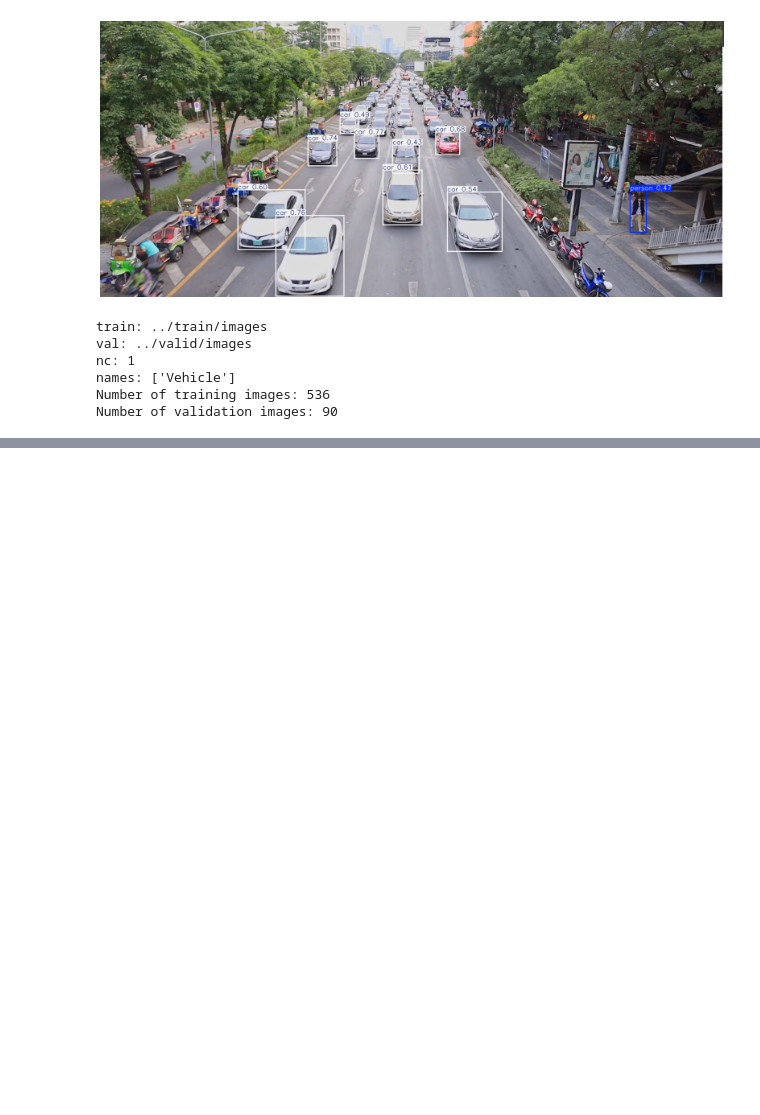
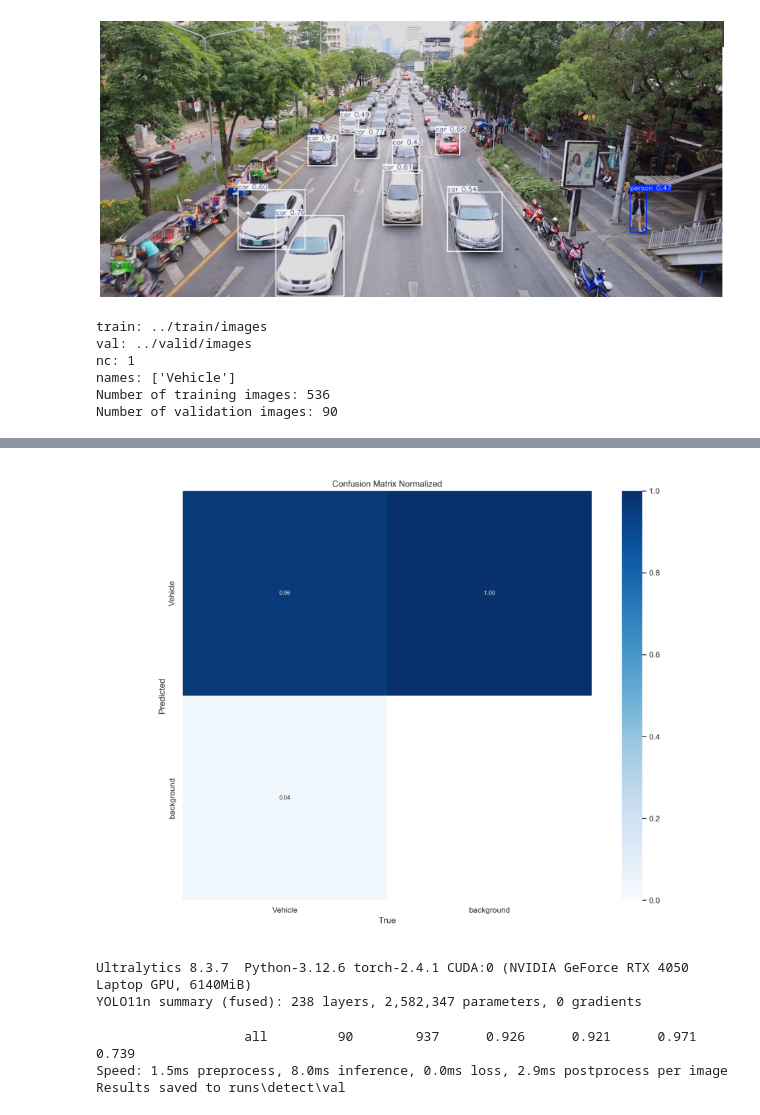
Before and after one commit to MB-Mayank/ACTM_IIITM, a Jupyter notebook: detect.ipynb, the cells around one changed output, grey strips where cells are left out. Saved outputs shown, nothing was run; the diff lists cells and outputs as text; code cells hidden in the pictures; blank space fills up the shorter version.

Commit message:
Model Trained

```diff
--- a/detect.ipynb
+++ b/detect.ipynb
@@ -94,0 +115,15 @@ KeyboardInterrupt:
+# %%
+confusion_matrix_path = os.path.join('runs/detect/train', 'confusion_matrix_normalized.png')
+cm_img = cv2.cvtColor(cv2.imread(confusion_matrix_path), cv2.COLOR_BGR2RGB)
+plt.figure(figsize=(10, 10), dpi=120), plt.imshow(cm_img), plt.axis('off'), plt.show()
+
+best_model_path = os.path.join('runs/detect/train', 'weights/best.pt')
+best_model = YOLO(best_model_path)
+metrics = best_model.val(split='val')
+# %% [output]
+[figure, added]
+Ultralytics 8.3.7  Python-3.12.6 torch-2.4.1 CUDA:0 (NVIDIA GeForce RTX 4050 Laptop GPU, 6140MiB)
+YOLO11n summary (fused): 238 layers, 2,582,347 parameters, 0 gradients
+                   all         90        937      0.926      0.921      0.971      0.739
+Speed: 1.5ms preprocess, 8.0ms inference, 0.0ms loss, 2.9ms postprocess per image
+Results saved to runs\detect\val
```
Also changed, not shown: parts of 2 cells of this notebook, 40 other files.
